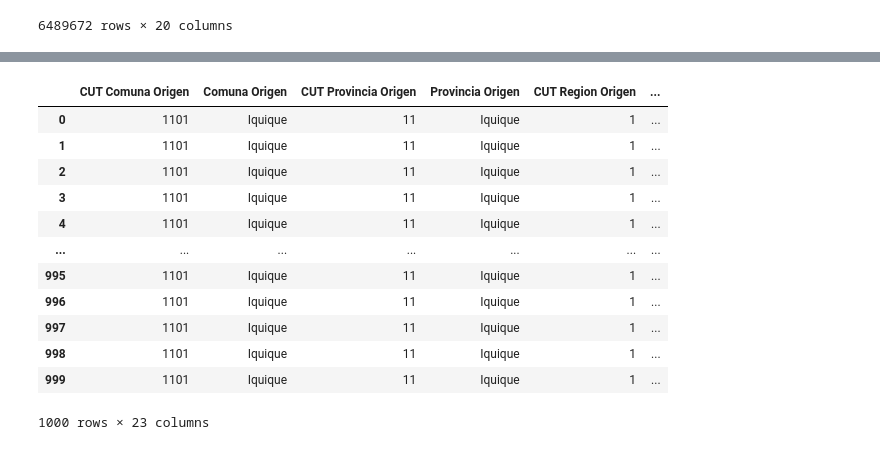
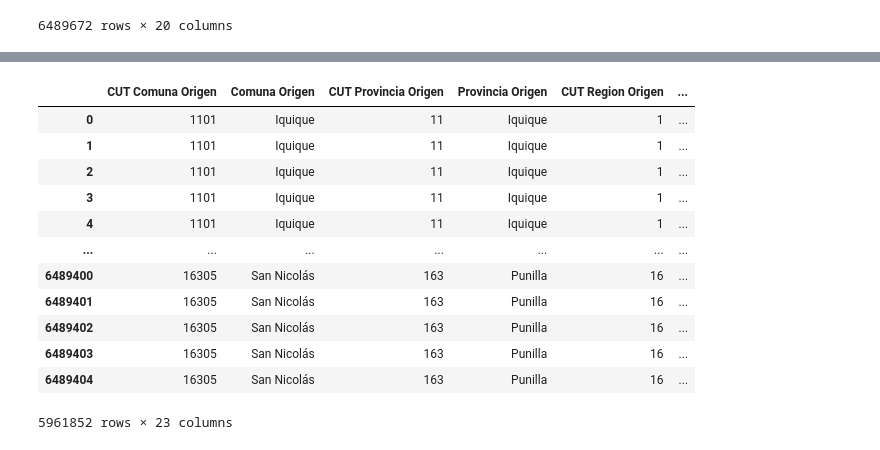
Before and after one commit to bartowen/Tour_Data_Pro, a Jupyter notebook: src/3-ExploracionDataframes(2).ipynb, the cells around one changed output, grey strips where cells are left out. Drawn from its saved outputs; the diff is of its cells as text; code cells hidden in the pictures.

```diff
--- a/src/3-ExploracionDataframes(2).ipynb
+++ b/src/3-ExploracionDataframes(2).ipynb
@@ -77,18 +58,23 @@ df = df.merge(
     how='left'
 )
 
-df.head(1000)
+df
-# %% [output]
-|  | CUT Comuna Origen | Comuna Origen | CUT Provincia Origen | Provincia Origen | CUT Region Origen | ... |
-| 0 | 1101 | Iquique | 11 | Iquique | 1 | ... |
-| 1 | 1101 | Iquique | 11 | Iquique | 1 | ... |
-| 2 | 1101 | Iquique | 11 | Iquique | 1 | ... |
-| 3 | 1101 | Iquique | 11 | Iquique | 1 | ... |
-| 4 | 1101 | Iquique | 11 | Iquique | 1 | ... |
-| ... | ... | ... | ... | ... | ... | ... |
-| 995 | 1101 | Iquique | 11 | Iquique | 1 | ... |
-| 996 | 1101 | Iquique | 11 | Iquique | 1 | ... |
-| 997 | 1101 | Iquique | 11 | Iquique | 1 | ... |
-| 998 | 1101 | Iquique | 11 | Iquique | 1 | ... |
-| 999 | 1101 | Iquique | 11 | Iquique | 1 | ... |
-1000 rows × 23 columns
+# %%
+# Filtrar el dataframe para eliminar filas que cumplen con las condiciones
+df_filtrado = df[~((df['Anio'] == 2024) & (df['CUT Mes'] > 6))]
+df = df_filtrado
+df
+# %% [output]
+|  | CUT Comuna Origen | Comuna Origen | CUT Provincia Origen | Provincia Origen | CUT Region Origen | ... |
+| 0 | 1101 | Iquique | 11 | Iquique | 1 | ... |
+| 1 | 1101 | Iquique | 11 | Iquique | 1 | ... |
+| 2 | 1101 | Iquique | 11 | Iquique | 1 | ... |
+| 3 | 1101 | Iquique | 11 | Iquique | 1 | ... |
+| 4 | 1101 | Iquique | 11 | Iquique | 1 | ... |
+| ... | ... | ... | ... | ... | ... | ... |
+| 6489400 | 16305 | San Nicolás | 163 | Punilla | 16 | ... |
+| 6489401 | 16305 | San Nicolás | 163 | Punilla | 16 | ... |
+| 6489402 | 16305 | San Nicolás | 163 | Punilla | 16 | ... |
+| 6489403 | 16305 | San Nicolás | 163 | Punilla | 16 | ... |
+| 6489404 | 16305 | San Nicolás | 163 | Punilla | 16 | ... |
+5961852 rows × 23 columns
```
Also changed, not shown: parts of 8 cells of this notebook, 1 other file.
